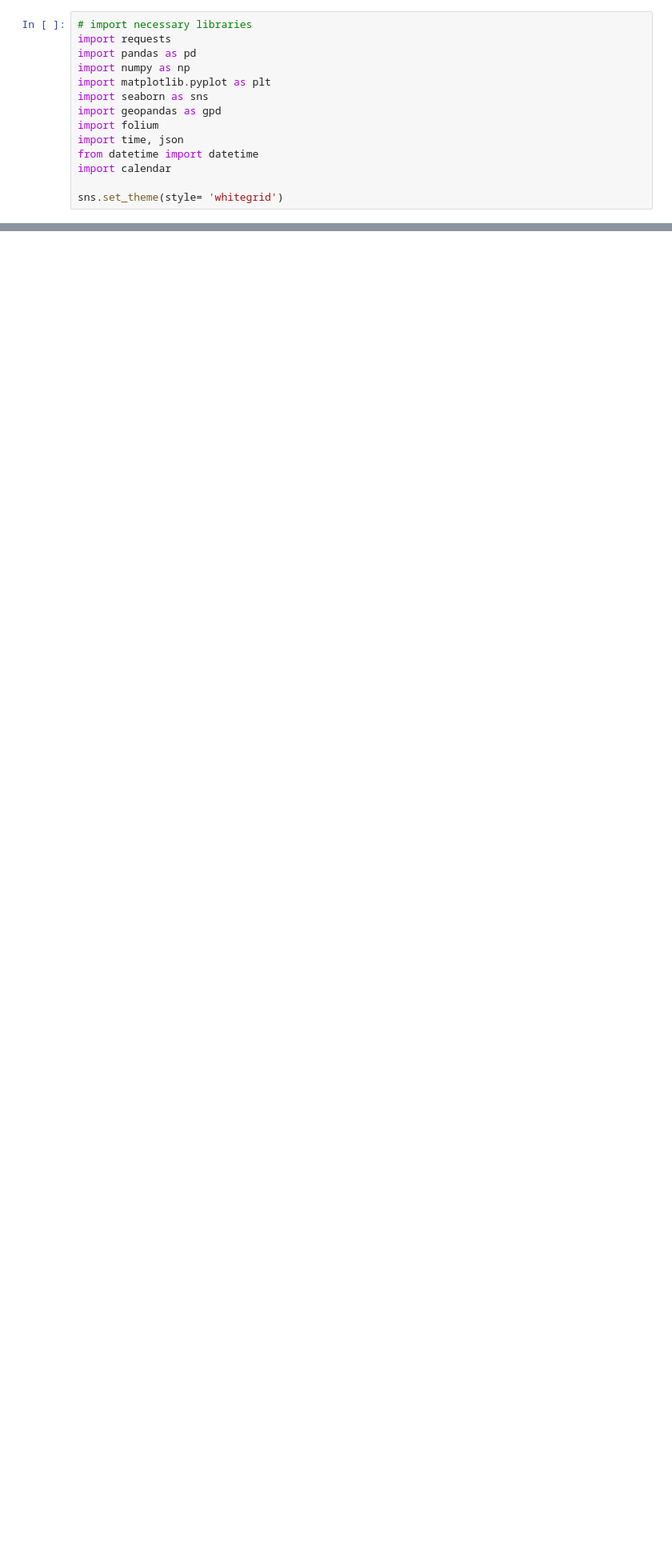
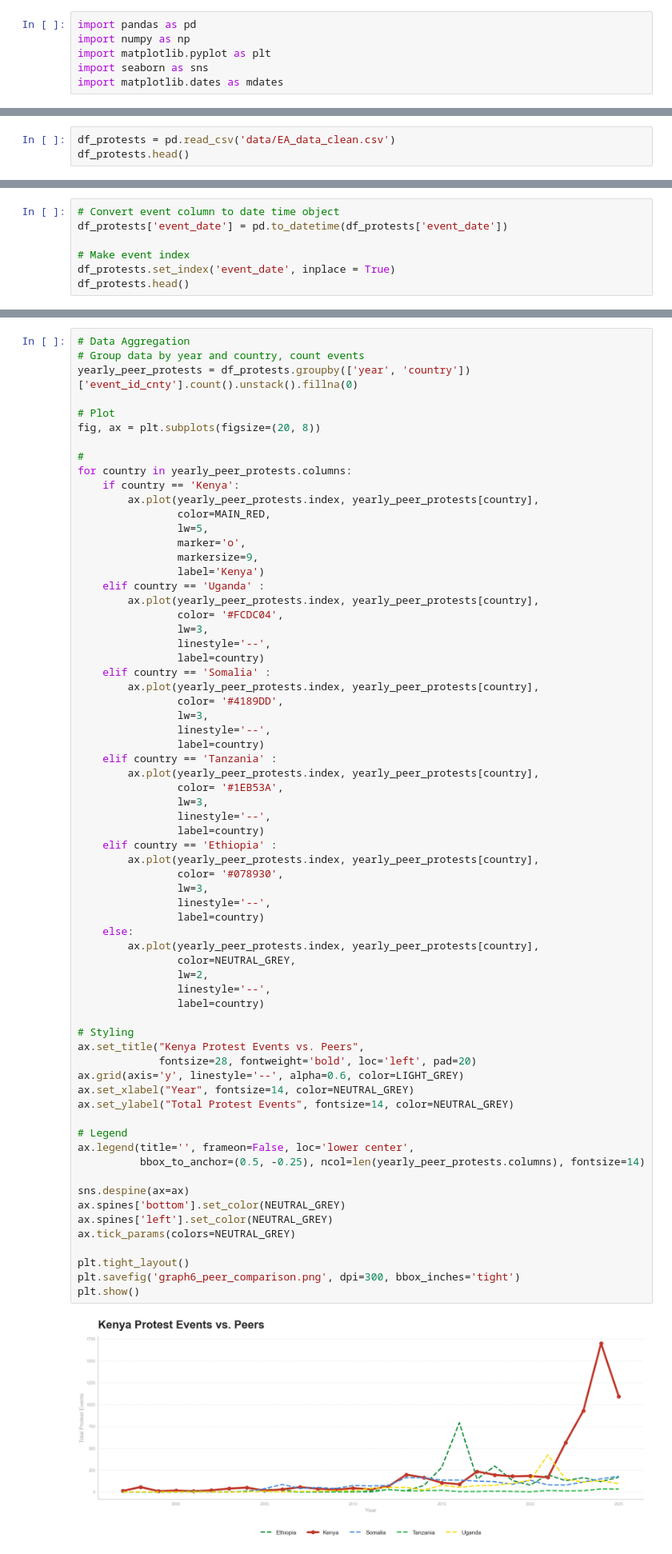
Before and after one commit to cabralchege/The-Rise-of-Protests-and-Public-Unrest, a Jupyter notebook: Protest_Data.ipynb, the cells around one changed output, grey strips where cells are left out. Shown at 80% size. Cells and saved outputs as stored; diff of their text form; blank space fills up the shorter version.

Commit message:
Update: Clean data and graph styles

```diff
--- a/Protest_Data.ipynb
+++ b/Protest_Data.ipynb
@@ -1,14 +3,6 @@
 # %%
-# import necessary libraries
-import requests
 import pandas as pd
 import numpy as np
 import matplotlib.pyplot as plt
 import seaborn as sns
-import geopandas as gpd
-import folium
-import time, json
-from datetime import datetime
-import calendar
-
-sns.set_theme(style= 'whitegrid')
+import matplotlib.dates as mdates
@@ -146,0 +44,3 @@ plt.show()
+# %%
+df_protests = pd.read_csv('data/EA_data_clean.csv')
+df_protests.head()
@@ -146,0 +54,7 @@ plt.show()
+# %%
+# Convert event column to date time object
+df_protests['event_date'] = pd.to_datetime(df_protests['event_date'])
+
+# Make event index
+df_protests.set_index('event_date', inplace = True)
+df_protests.head()
@@ -146,0 +268,69 @@ plt.show()
+# %%
+# Data Aggregation
+# Group data by year and country, count events
+yearly_peer_protests = df_protests.groupby(['year', 'country'])['event_id_cnty'].count().unstack().fillna(0)
+
+# Plot
+fig, ax = plt.subplots(figsize=(20, 8))
+
+#
+for country in yearly_peer_protests.columns:
+    if country == 'Kenya':
+        ax.plot(yearly_peer_protests.index, yearly_peer_protests[country],
+                color=MAIN_RED,
+                lw=5,
+                marker='o',
+                markersize=9,
+                label='Kenya')
+    elif country == 'Uganda' :
+        ax.plot(yearly_peer_protests.index, yearly_peer_protests[country],
+                color= '#FCDC04',
+                lw=3,
+                linestyle='--',
+                label=country)
+    elif country == 'Somalia' :
+        ax.plot(yearly_peer_protests.index, yearly_peer_protests[country],
+                color= '#4189DD',
+                lw=3,
+                linestyle='--',
+                label=country)
+    elif country == 'Tanzania' :
+        ax.plot(yearly_peer_protests.index, yearly_peer_protests[country],
+                color= '#1EB53A',
+                lw=3,
+                linestyle='--',
+                label=country)
+    elif country == 'Ethiopia' :
+        ax.plot(yearly_peer_protests.index, yearly_peer_protests[country],
+                color= '#078930',
+                lw=3,
+                linestyle='--',
+                label=country)
+    else:
+        ax.plot(yearly_peer_protests.index, yearly_peer_protests[country],
+                color=NEUTRAL_GREY,
+                lw=2,
+                linestyle='--',
+                label=country)
+
+# Styling
+ax.set_title("Kenya Protest Events vs. Peers",
+             fontsize=28, fontweight='bold', loc='left', pad=20)
+ax.grid(axis='y', linestyle='--', alpha=0.6, color=LIGHT_GREY)
+ax.set_xlabel("Year", fontsize=14, color=NEUTRAL_GREY)
+ax.set_ylabel("Total Protest Events", fontsize=14, color=NEUTRAL_GREY)
+
+# Legend
+ax.legend(title='', frameon=False, loc='lower center',
+          bbox_to_anchor=(0.5, -0.25), ncol=len(yearly_peer_protests.columns), fontsize=14)
+
+sns.despine(ax=ax)
+ax.spines['bottom'].set_color(NEUTRAL_GREY)
+ax.spines['left'].set_color(NEUTRAL_GREY)
+ax.tick_params(colors=NEUTRAL_GREY)
+
+plt.tight_layout()
+plt.savefig('graph6_peer_comparison.png', dpi=300, bbox_inches='tight')
+plt.show()
+# %% [output]
+[figure, added]
```
Also changed, not shown: parts of 23 cells of this notebook, 15 other files.
